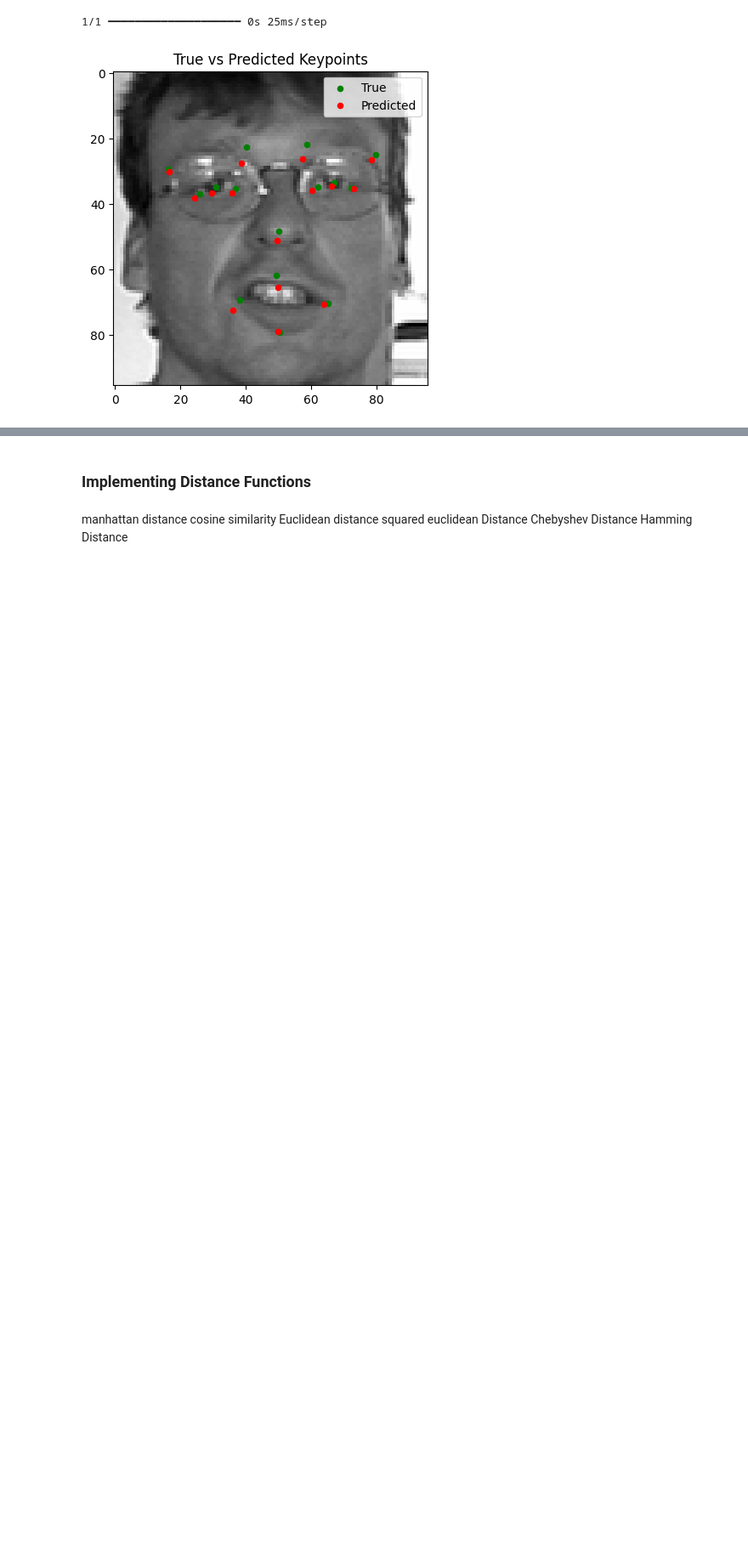
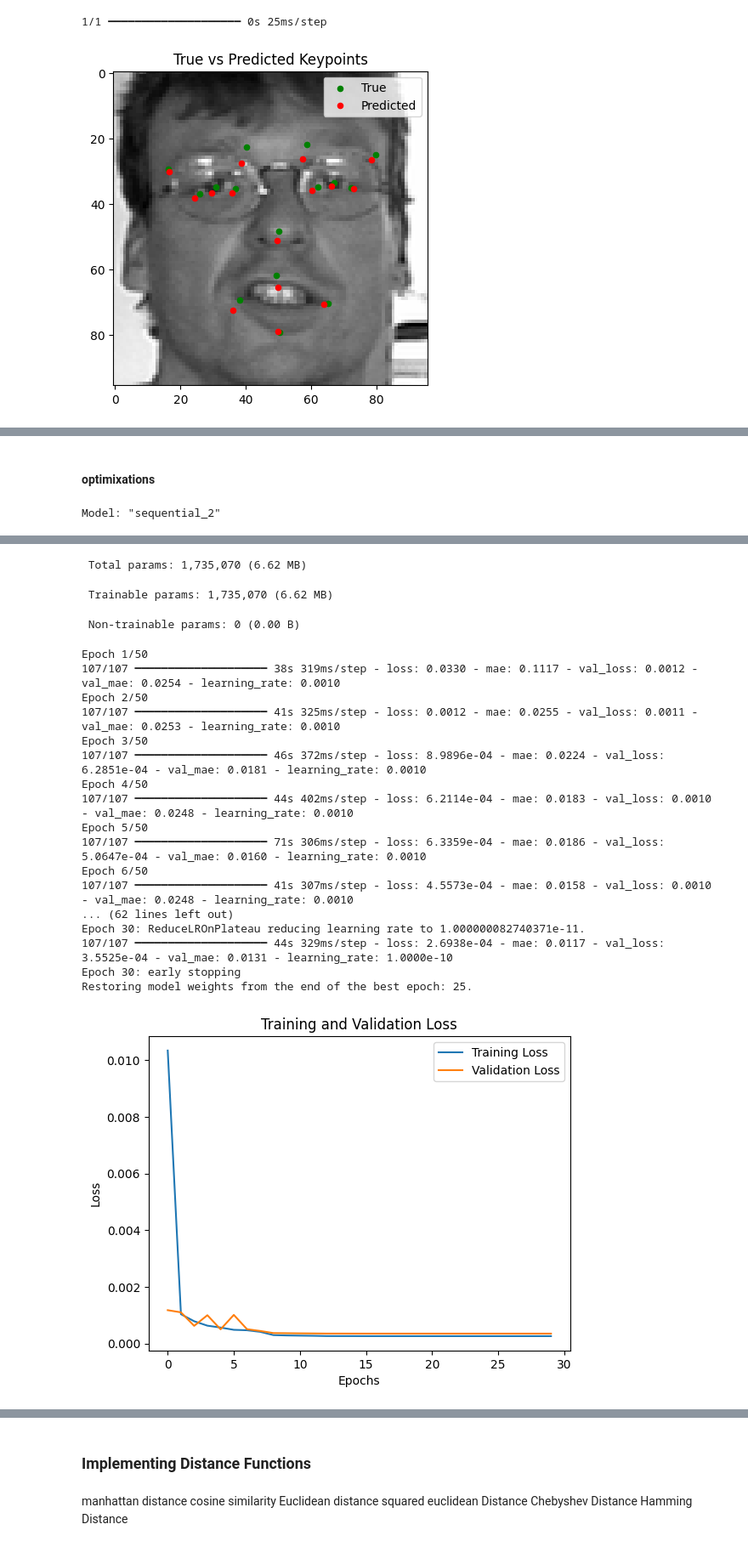
Before and after one commit to elmomote/DL2024-FacialKeypointDetectionProject, a Jupyter notebook: [F24_DL]_Facial_Keypoint_Detection_Project.ipynb, the cells around one changed output, grey strips where cells are left out. Shown at 85% size. Cells and saved outputs as stored; diff of their text form; code cells hidden in the pictures; blank space fills up the shorter version.

```diff
--- a/[F24_DL]_Facial_Keypoint_Detection_Project.ipynb
+++ b/[F24_DL]_Facial_Keypoint_Detection_Project.ipynb
@@ -237,0 +436,34 @@ for index in random_indices:
+# %% [markdown]
+#### optimixations
+# %%
+# reducing learning rate and batch size
+from tensorflow.keras.callbacks import  *
+es = EarlyStopping(monitor='val_loss', verbose=1, patience=5, restore_best_weights=True)
+rop = ReduceLROnPlateau(monitor='val_loss',factor=0.1, patience=3, verbose=1)
+
+# Compile the model
+model = cnn_model2()
+model.compile(optimizer='adam', loss='mean_squared_error', metrics=['mae'])
+
+# Train the model
+history = model.fit(X_train, y_train,
+                    validation_data=(X_val, y_val),
+                    epochs=50,
+                    batch_size=16,
+                    callbacks=[es,rop]
+                    )
+# Plot training history
+plt.plot(history.history['loss'], label='Training Loss')
+plt.plot(history.history['val_loss'], label='Validation Loss')
+plt.xlabel('Epochs')
+plt.ylabel('Loss')
+plt.legend()
+plt.title('Training and Validation Loss')
+plt.show()
+
+# Evaluate the model on validation data
+val_loss, val_mae = model.evaluate(X_val, y_val)
+print(f"Validation Loss: {val_loss:.4f}, Validation MAE: {val_mae:.4f}")
+visualize_predictions(0)
+# %% [output]
+Model: "sequential_2"
@@ -237,0 +487,21 @@ for index in random_indices:
+ Total params: 1,735,070 (6.62 MB)
+ Trainable params: 1,735,070 (6.62 MB)
+ Non-trainable params: 0 (0.00 B)
+Epoch 1/50
+107/107 ━━━━━━━━━━━━━━━━━━━━ 38s 319ms/step - loss: 0.0330 - mae: 0.1117 - val_loss: 0.0012 - val_mae: 0.0254 - learning_rate: 0.0010
+Epoch 2/50
+107/107 ━━━━━━━━━━━━━━━━━━━━ 41s 325ms/step - loss: 0.0012 - mae: 0.0255 - val_loss: 0.0011 - val_mae: 0.0253 - learning_rate: 0.0010
+Epoch 3/50
+107/107 ━━━━━━━━━━━━━━━━━━━━ 46s 372ms/step - loss: 8.9896e-04 - mae: 0.0224 - val_loss: 6.2851e-04 - val_mae: 0.0181 - learning_rate: 0.0010
+Epoch 4/50
+107/107 ━━━━━━━━━━━━━━━━━━━━ 44s 402ms/step - loss: 6.2114e-04 - mae: 0.0183 - val_loss: 0.0010 - val_mae: 0.0248 - learning_rate: 0.0010
+Epoch 5/50
+107/107 ━━━━━━━━━━━━━━━━━━━━ 71s 306ms/step - loss: 6.3359e-04 - mae: 0.0186 - val_loss: 5.0647e-04 - val_mae: 0.0160 - learning_rate: 0.0010
+Epoch 6/50
+107/107 ━━━━━━━━━━━━━━━━━━━━ 41s 307ms/step - loss: 4.5573e-04 - mae: 0.0158 - val_loss: 0.0010 - val_mae: 0.0248 - learning_rate: 0.0010
+... (62 lines left out)
+Epoch 30: ReduceLROnPlateau reducing learning rate to 1.000000082740371e-11.
+107/107 ━━━━━━━━━━━━━━━━━━━━ 44s 329ms/step - loss: 2.6938e-04 - mae: 0.0117 - val_loss: 3.5525e-04 - val_mae: 0.0131 - learning_rate: 1.0000e-10
+Epoch 30: early stopping
+Restoring model weights from the end of the best epoch: 25.
+[figure, added]
```
Also changed, not shown: parts of 14 cells of this notebook.
